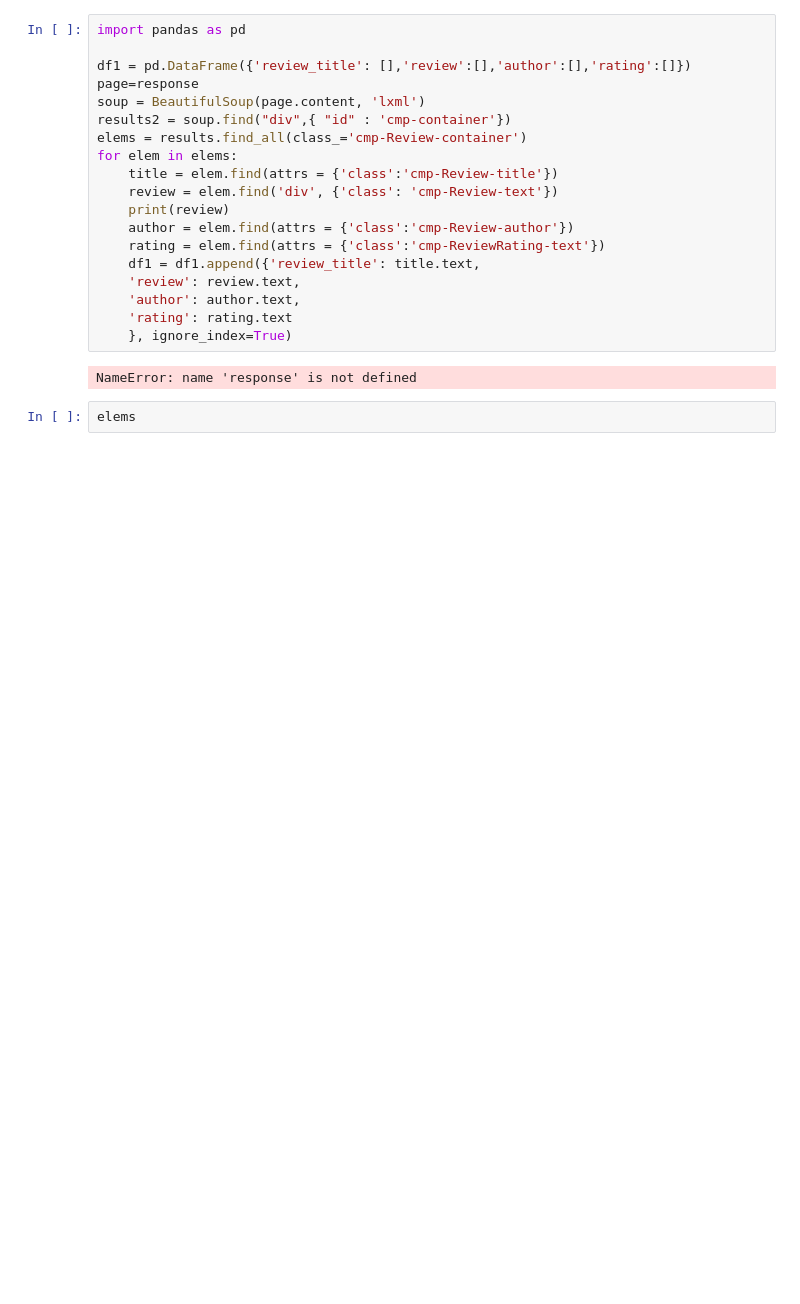
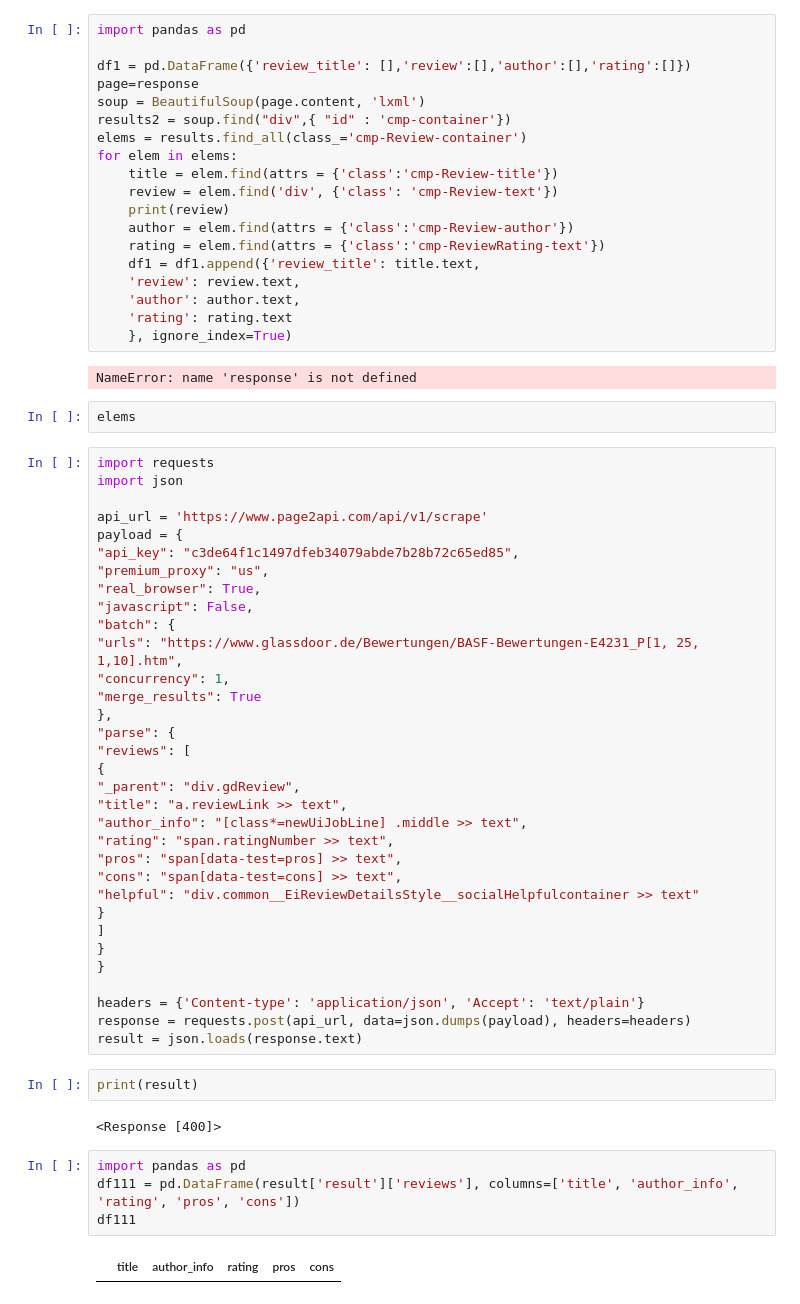
Before and after one commit to holzmannTimothy/SS23-CiSCM-Sentiment-Analyse-based-on-Jobreviews, a Jupyter notebook: notebooks/Getting APIs going!.ipynb, the cells around one changed output. Drawn from its saved outputs; the diff is of its cells as text; blank space fills up the shorter version.

```diff
--- a/notebooks/Getting APIs going!.ipynb
+++ b/notebooks/Getting APIs going!.ipynb
@@ -851,3 +916,46 @@ for elem in elems:
 NameError: name 'response' is not defined
 # %%
 elems
+# %%
+import requests
+import json
+
+api_url = 'https://www.page2api.com/api/v1/scrape'
+payload = {
+"api_key": "c3de64f1c1497dfeb34079abde7b28b72c65ed85",
+"premium_proxy": "us",
+"real_browser": True,
+"javascript": False,
+"batch": {
+"urls": "https://www.glassdoor.de/Bewertungen/BASF-Bewertungen-E4231_P[1, 25, 1,10].htm",
+"concurrency": 1,
+"merge_results": True
+},
+"parse": {
+"reviews": [
+{
+"_parent": "div.gdReview",
+"title": "a.reviewLink >> text",
+"author_info": "[class*=newUiJobLine] .middle >> text",
+"rating": "span.ratingNumber >> text",
+"pros": "span[data-test=pros] >> text",
+"cons": "span[data-test=cons] >> text",
+"helpful": "div.common__EiReviewDetailsStyle__socialHelpfulcontainer >> text"
+}
+]
+}
+}
+
+headers = {'Content-type': 'application/json', 'Accept': 'text/plain'}
+response = requests.post(api_url, data=json.dumps(payload), headers=headers)
+result = json.loads(response.text)
+# %%
+print(result)
+# %% [output]
+<Response [400]>
+# %%
+import pandas as pd
+df111 = pd.DataFrame(result['result']['reviews'], columns=['title', 'author_info', 'rating', 'pros', 'cons'])
+df111
+# %% [output]
+|  | title | author_info | rating | pros | cons |
```
Also changed, not shown: parts of 17 cells of this notebook.
